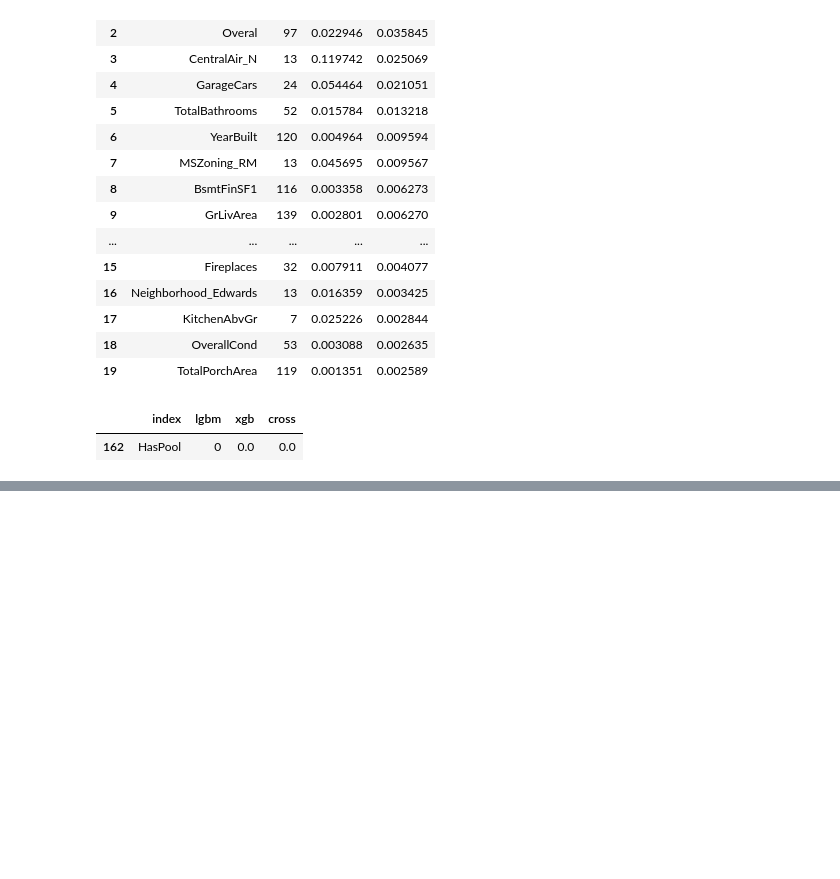
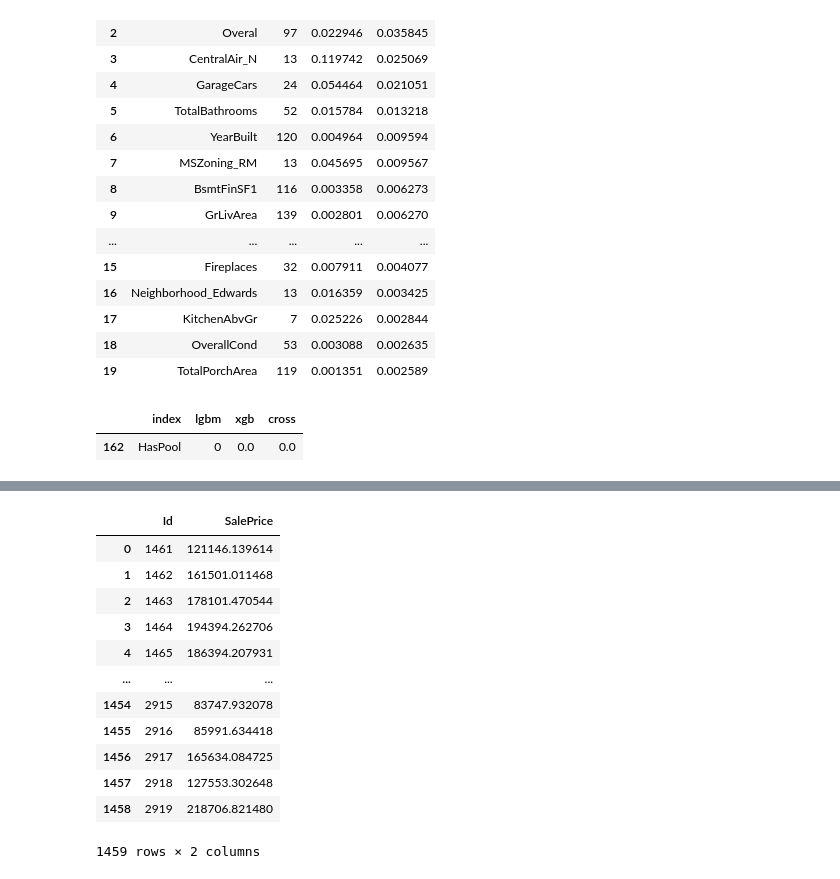
Before and after one commit to dilekdd/Predicting_House_Prices, a Jupyter notebook: predicting-house-prices.ipynb, the cells around one changed output, grey strips where cells are left out. Drawn from its saved outputs; the diff is of its cells as text; code cells hidden in the pictures; blank space fills up the shorter version.

Commit message:
Kaggle Notebook | Predicting _House Prices | Version 3

```diff
--- a/predicting-house-prices.ipynb
+++ b/predicting-house-prices.ipynb
@@ -1252,13 +1252,28 @@ pd.DataFrame(dict(lgbm=lgb.feature_importances_), index=lgb.feature_name_).sort_
 # %%
 # Apply the exponential function (np.exp) to the predictions from the LightGBM model.
 # This is done to reverse the logarithmic transformation applied earlier to the target variable (SalePrice).
 # 'lgb.predict(test)' generates predictions for the test data using the trained LightGBM model.
 # Store the transformed predictions in the "SalePrice" column of the 'sub' DataFrame.
-#sub["SalePrice"] = np.exp(lgb.predict(test))
+
+sub["SalePrice"] = np.exp(lgb.predict(test))
 
 # Save the 'sub' DataFrame as a CSV file named 'submission.csv'.
 # 'index=False' ensures that the DataFrame's index is not written to the CSV file.
-#sub.to_csv('submission.csv', index=False)
+sub.to_csv('submission.csv', index=False)
 
 # Display the 'sub' DataFrame to review the final submission data.
-#sub
+sub
+# %% [output]
+|  | Id | SalePrice |
+| 0 | 1461 | 121146.139614 |
+| 1 | 1462 | 161501.011468 |
+| 2 | 1463 | 178101.470544 |
+| 3 | 1464 | 194394.262706 |
+| 4 | 1465 | 186394.207931 |
+| ... | ... | ... |
+| 1454 | 2915 | 83747.932078 |
+| 1455 | 2916 | 85991.634418 |
+| 1456 | 2917 | 165634.084725 |
+| 1457 | 2918 | 127553.302648 |
+| 1458 | 2919 | 218706.821480 |
+1459 rows × 2 columns
```
Also changed, not shown: parts of 6 cells of this notebook.
